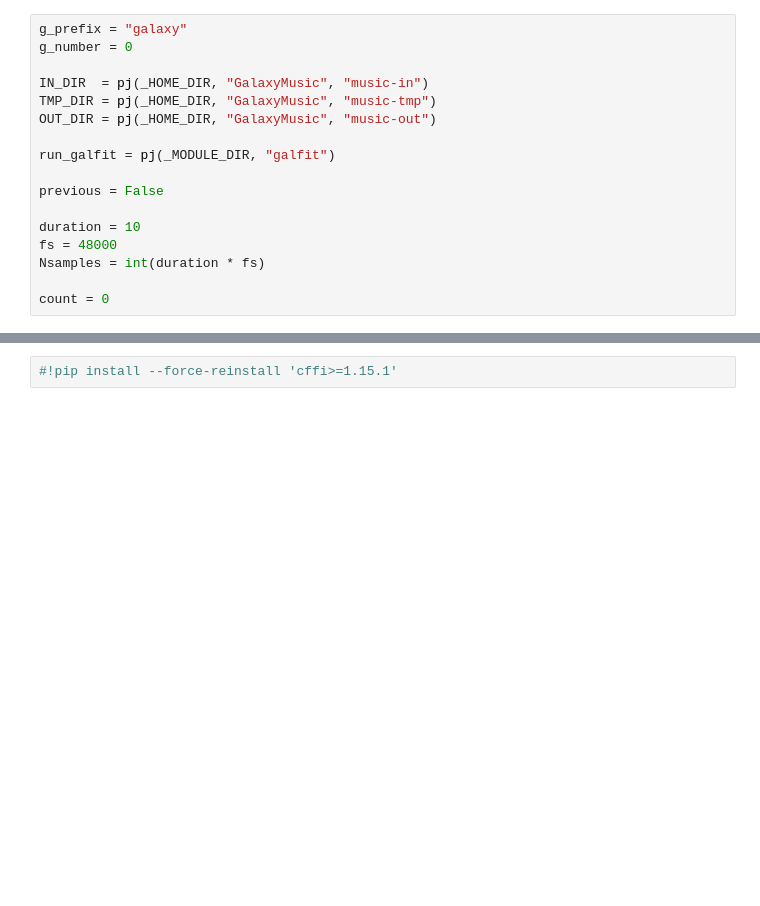
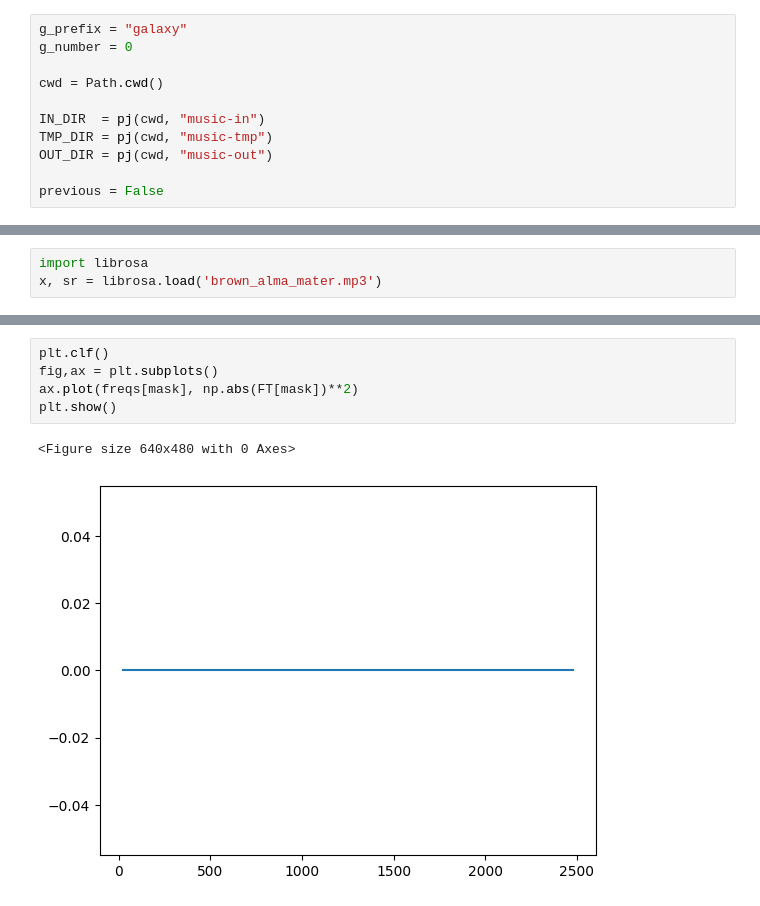
Before and after one commit to MatthewPortman/galaxymusic, a Jupyter notebook: galaxy_music.ipynb, the cells around one changed output, grey strips where cells are left out. Cells and saved outputs as stored; diff of their text form; blank space fills up the shorter version.

```diff
--- a/galaxy_music.ipynb
+++ b/galaxy_music.ipynb
@@ -86,17 +57,11 @@ def music_to_galaxy_properties(dict_music):
 g_prefix = "galaxy"
 g_number = 0
 
-IN_DIR  = pj(_HOME_DIR, "GalaxyMusic", "music-in")
-TMP_DIR = pj(_HOME_DIR, "GalaxyMusic", "music-tmp")
-OUT_DIR = pj(_HOME_DIR, "GalaxyMusic", "music-out")
+cwd = Path.cwd()
 
-run_galfit = pj(_MODULE_DIR, "galfit")
+IN_DIR  = pj(cwd, "music-in")
+TMP_DIR = pj(cwd, "music-tmp")
+OUT_DIR = pj(cwd, "music-out")
 
 previous = False
-
-duration = 10
-fs = 48000
-Nsamples = int(duration * fs)
-
-count = 0
 # %%
@@ -121,3 +75,6 @@ def update_image_array(change):
 
     # Redraw the figure
     fig.canvas.draw()
+# %%
+import librosa
+x, sr = librosa.load('brown_alma_mater.mp3')
@@ -270,2 +306,8 @@ PortAudioError: Error querying host API -9979
-# %%
-#!pip install --force-reinstall 'cffi>=1.15.1'
+# %%
+plt.clf()
+fig,ax = plt.subplots()
+ax.plot(freqs[mask], np.abs(FT[mask])**2)
+plt.show()
+# %% [output]
+<Figure size 640x480 with 0 Axes>
+[figure, added]
```
Also changed, not shown: parts of 11 cells of this notebook.
